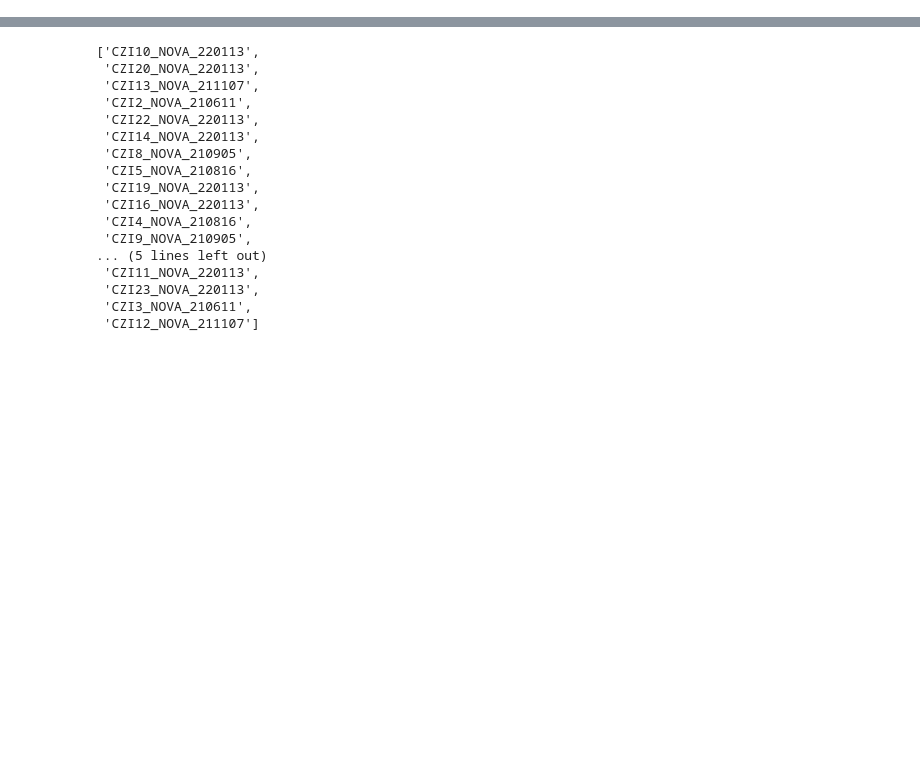
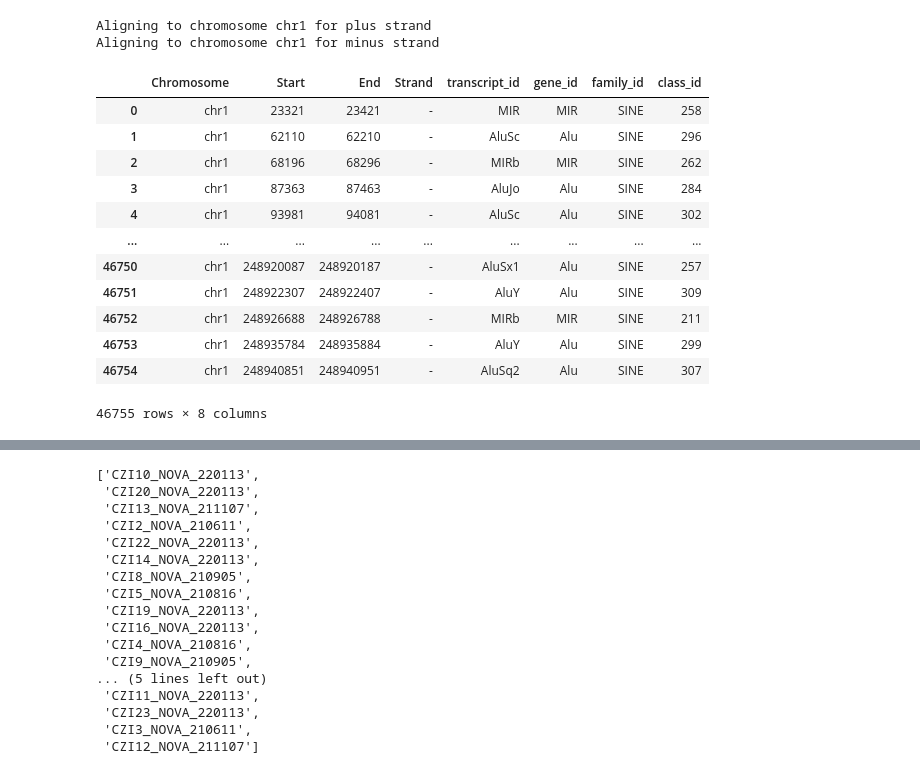
Before and after one commit to dmnburrows/line1_ageing, a Jupyter notebook: workspace.ipynb, the cells around one changed output, grey strips where cells are left out. Saved outputs shown, nothing was run; the diff lists cells and outputs as text; code cells hidden in the pictures; blank space fills up the shorter version.

```diff
--- a/workspace.ipynb
+++ b/workspace.ipynb
@@ -5,0 +59,10 @@ from admin_tools import admin_functions as adm
+# %%
+#Define + and - strand files
+pl_pars = [bed_pl, bam_pl, 'Glia_Astro.plus.5pfilt.metadata.txt', 'plus']
+mi_pars = [bed_mi, bam_mi, 'Glia_Astro.minus.5pfilt.metadata.txt', 'minus']
+par_list = [pl_pars, mi_pars]
+# %%
+import numpy as np
+curr_bam = pl_pars[1]
+chr_unq = np.unique(curr_bam['Chromosome'].values)
+chr_unq
@@ -5,0 +88,46 @@ from admin_tools import admin_functions as adm
+# %%
+%autoreload
+import te_rna_f as te
+pd.options.mode.chained_assignment = None  # default='warn'
+ncount_df = pd.DataFrame() #empty count matrix
+bam_ll = [[],[]] #empty list of lists to store curr_bam indices
+
+# Filter out reads that do not overlap with 5' portion of insertion
+for x,par in enumerate(par_list):
+    curr_bed = par[0]
+    curr_bam = par[1]
+    curr_name = pd.read_csv(par[2], sep='\t', header=None)
+    assert len(curr_bam) == len(curr_name), 'Bam and UMI files not the same length'
+    curr_bam['UMI']=curr_name[0].values #CHANGE CHANGE CHANGE
+
+    #Loop through each chromosome
+    chr_unq = np.unique(curr_bam['Chromosome'].values)
+    chr = 'chr1'
+    print('Aligning to chromosome ' + chr + ' for ' + par[3] + ' strand')
+    #Slice bed/bam files by chromosome
+    chr_bam = curr_bam[curr_bam['Chromosome'] == chr]
+    chr_bed = curr_bed[curr_bed['Chromosome'] == chr]
+    ncount_df, bam_ll[x] = te.five_prime_align(chr_bam, chr_bed, ncount_df, bam_ll[x])
+
+# #Add in CPMs as a column
+# total_reads = pd.read_csv('/cndd3/dburrows/DATA/te/rna/filt.prac/prac/total_reads.txt', sep=" ", header=None)[0].values[0]
+# count_df['CPM'] = count_df['Count'].values / total_reads * 1000000
+# %% [output]
+Aligning to chromosome chr1 for plus strand
+Aligning to chromosome chr1 for minus strand
+# %%
+chr_bed
+# %% [output]
+|  | Chromosome | Start | End | Strand | transcript_id | gene_id | family_id | class_id |
+| 0 | chr1 | 23321 | 23421 | - | MIR | MIR | SINE | 258 |
+| 1 | chr1 | 62110 | 62210 | - | AluSc | Alu | SINE | 296 |
+| 2 | chr1 | 68196 | 68296 | - | MIRb | MIR | SINE | 262 |
+| 3 | chr1 | 87363 | 87463 | - | AluJo | Alu | SINE | 284 |
+| 4 | chr1 | 93981 | 94081 | - | AluSc | Alu | SINE | 302 |
+| ... | ... | ... | ... | ... | ... | ... | ... | ... |
+| 46750 | chr1 | 248920087 | 248920187 | - | AluSx1 | Alu | SINE | 257 |
+| 46751 | chr1 | 248922307 | 248922407 | - | AluY | Alu | SINE | 309 |
+| 46752 | chr1 | 248926688 | 248926788 | - | MIRb | MIR | SINE | 211 |
+| 46753 | chr1 | 248935784 | 248935884 | - | AluY | Alu | SINE | 299 |
+| 46754 | chr1 | 248940851 | 248940951 | - | AluSq2 | Alu | SINE | 307 |
+46755 rows × 8 columns
```
Also changed, not shown: parts of 18 cells of this notebook, 26 other files.
